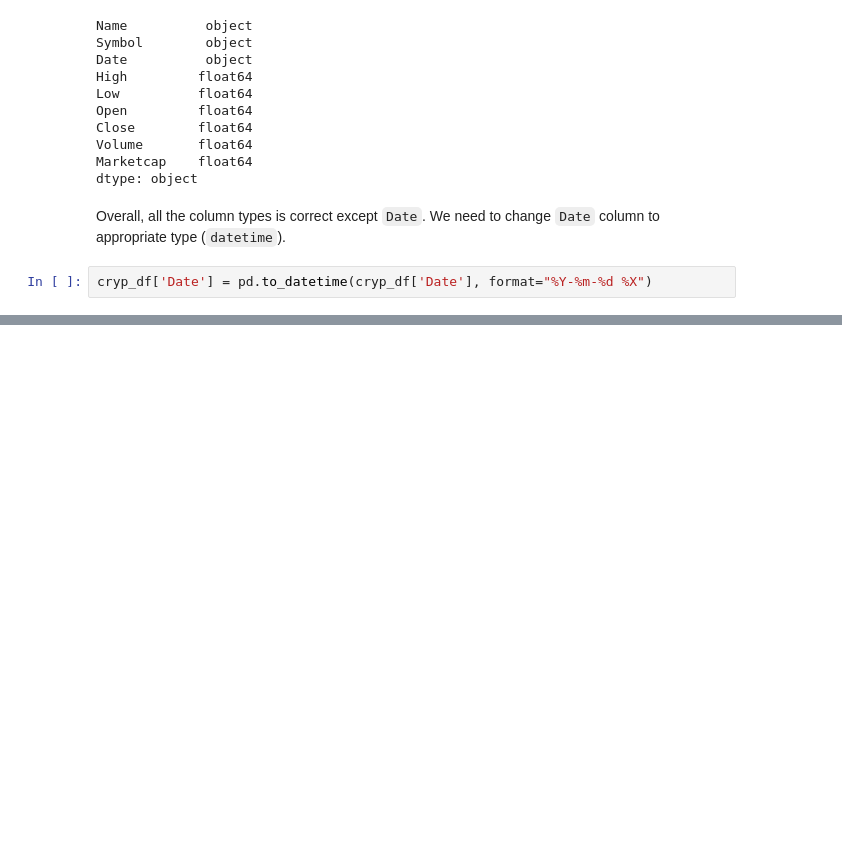
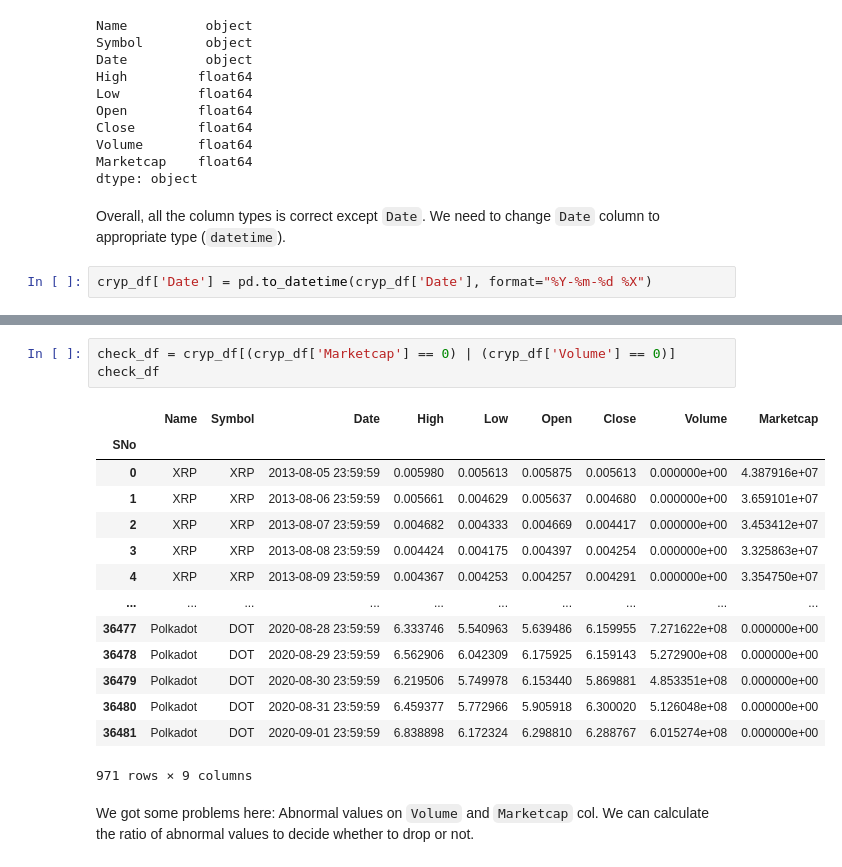
Before and after one commit to henryone0910/Crypto-Analysis, a Jupyter notebook: Final.ipynb, the cells around one changed output, grey strips where cells are left out. Drawn from its saved outputs; the diff is of its cells as text; blank space fills up the shorter version.

```diff
--- a/Final.ipynb
+++ b/Final.ipynb
@@ -266,2 +266,22 @@ Fortunately, there is no NaN values in DataFrame. But it exists abnormal values
 
 So, lets take a look at these columns.
+# %%
+check_df = cryp_df[(cryp_df['Marketcap'] == 0) | (cryp_df['Volume'] == 0)]
+check_df
+# %% [output]
+|  | Name | Symbol | Date | High | Low | Open | Close | Volume | Marketcap |
+| SNo |  |  |  |  |  |  |  |  |  |
+| 0 | XRP | XRP | 2013-08-05 23:59:59 | 0.005980 | 0.005613 | 0.005875 | 0.005613 | 0.000000e+00 | 4.387916e+07 |
+| 1 | XRP | XRP | 2013-08-06 23:59:59 | 0.005661 | 0.004629 | 0.005637 | 0.004680 | 0.000000e+00 | 3.659101e+07 |
+| 2 | XRP | XRP | 2013-08-07 23:59:59 | 0.004682 | 0.004333 | 0.004669 | 0.004417 | 0.000000e+00 | 3.453412e+07 |
+| 3 | XRP | XRP | 2013-08-08 23:59:59 | 0.004424 | 0.004175 | 0.004397 | 0.004254 | 0.000000e+00 | 3.325863e+07 |
+| 4 | XRP | XRP | 2013-08-09 23:59:59 | 0.004367 | 0.004253 | 0.004257 | 0.004291 | 0.000000e+00 | 3.354750e+07 |
+| ... | ... | ... | ... | ... | ... | ... | ... | ... | ... |
+| 36477 | Polkadot | DOT | 2020-08-28 23:59:59 | 6.333746 | 5.540963 | 5.639486 | 6.159955 | 7.271622e+08 | 0.000000e+00 |
+| 36478 | Polkadot | DOT | 2020-08-29 23:59:59 | 6.562906 | 6.042309 | 6.175925 | 6.159143 | 5.272900e+08 | 0.000000e+00 |
+| 36479 | Polkadot | DOT | 2020-08-30 23:59:59 | 6.219506 | 5.749978 | 6.153440 | 5.869881 | 4.853351e+08 | 0.000000e+00 |
+| 36480 | Polkadot | DOT | 2020-08-31 23:59:59 | 6.459377 | 5.772966 | 5.905918 | 6.300020 | 5.126048e+08 | 0.000000e+00 |
+| 36481 | Polkadot | DOT | 2020-09-01 23:59:59 | 6.838898 | 6.172324 | 6.298810 | 6.288767 | 6.015274e+08 | 0.000000e+00 |
+971 rows × 9 columns
+# %% [markdown]
+We got some problems here: Abnormal values on `Volume` and `Marketcap` col. We can calculate the ratio of abnormal values to decide whether to drop or not.
```
Also changed, not shown: parts of 16 cells of this notebook.
